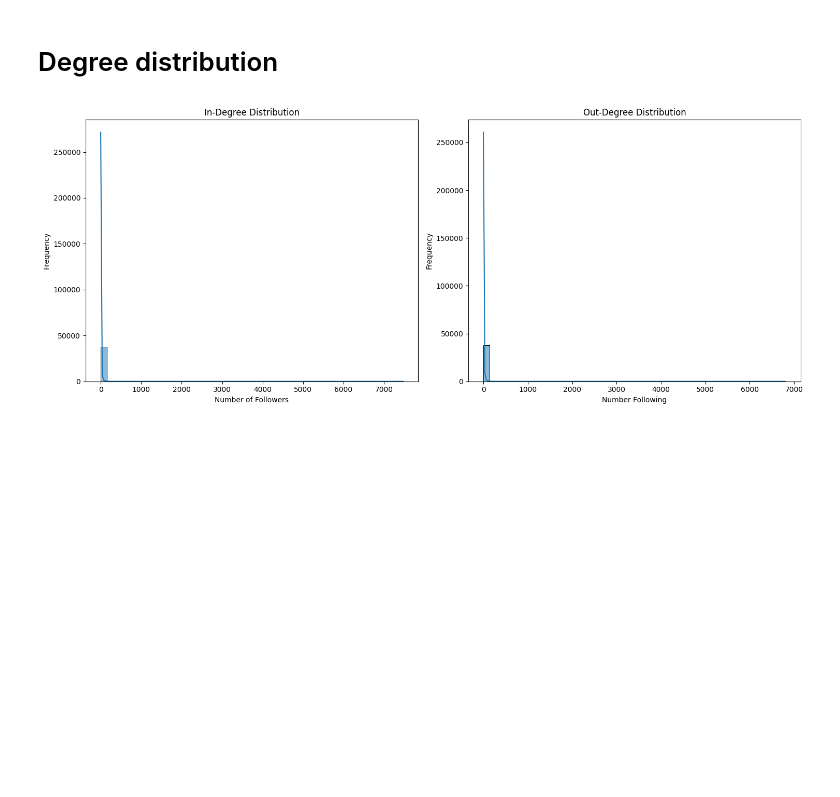
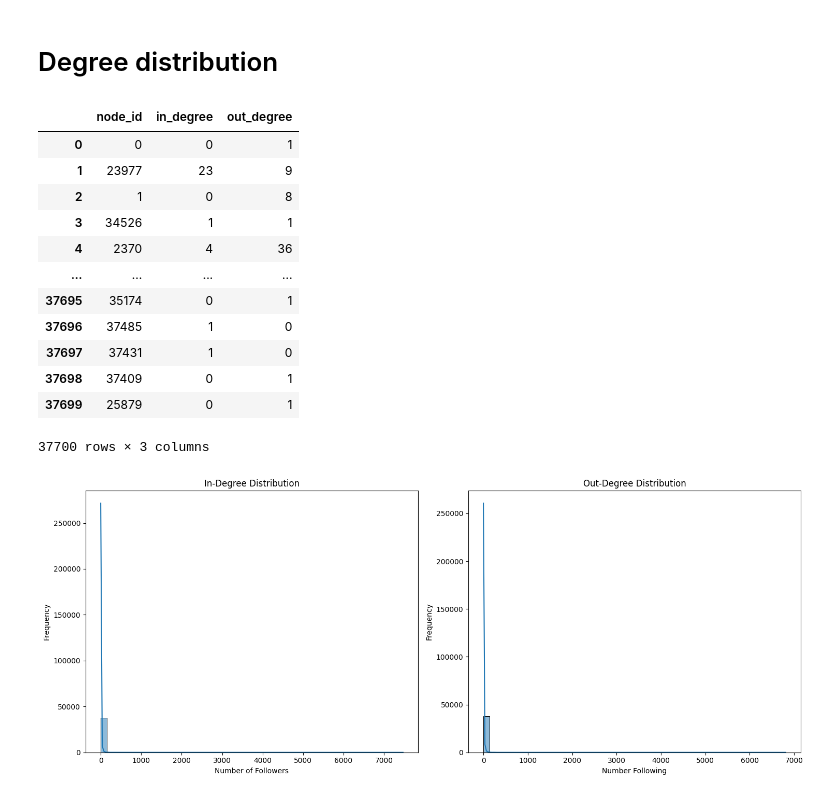
Before and after one commit to Avcuongy/social-analysis-project, a Jupyter notebook: notebooks/analysis/2_eda.ipynb, the cells around one changed output. Drawn from its saved outputs; the diff is of its cells as text; code cells hidden in the pictures; blank space fills up the shorter version.

```diff
--- a/notebooks/analysis/2_eda.ipynb
+++ b/notebooks/analysis/2_eda.ipynb
@@ -122,6 +122,22 @@ top_following
 | 9 | 73 | 182 | 1085 |
 # %% [markdown]
 # Degree distribution
+# %%
+df_degree
+# %% [output]
+|  | node_id | in_degree | out_degree |
+| 0 | 0 | 0 | 1 |
+| 1 | 23977 | 23 | 9 |
+| 2 | 1 | 0 | 8 |
+| 3 | 34526 | 1 | 1 |
+| 4 | 2370 | 4 | 36 |
+| ... | ... | ... | ... |
+| 37695 | 35174 | 0 | 1 |
+| 37696 | 37485 | 1 | 0 |
+| 37697 | 37431 | 1 | 0 |
+| 37698 | 37409 | 0 | 1 |
+| 37699 | 25879 | 0 | 1 |
+37700 rows × 3 columns
 # %%
 fig, axes = plt.subplots(1, 2, figsize=(15, 6))
 
```
Also changed, not shown: parts of 1 cell of this notebook, 3 other files.
